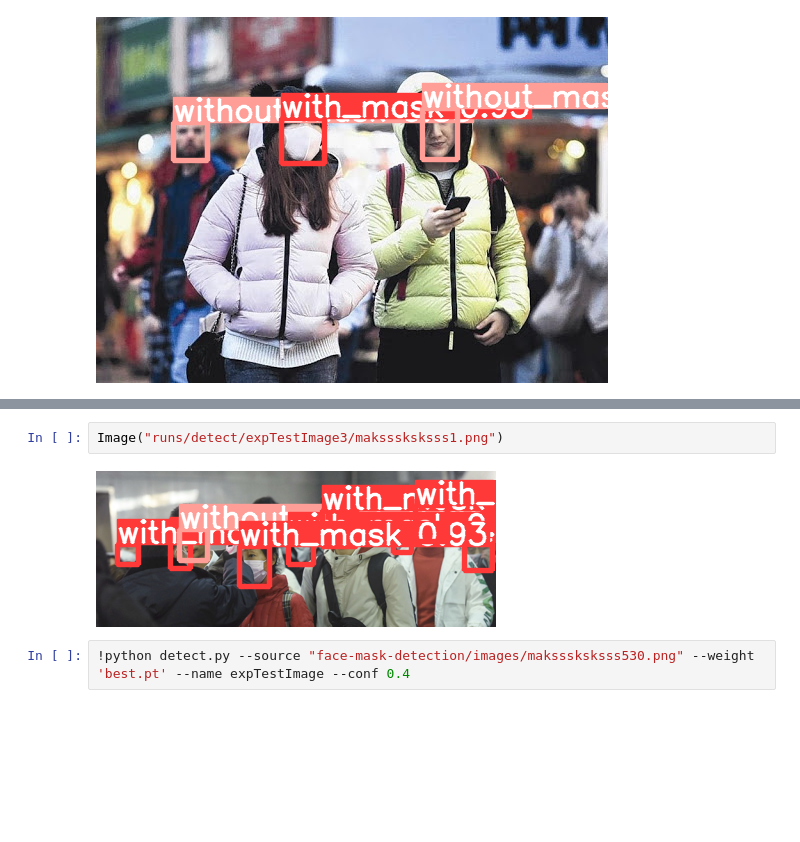
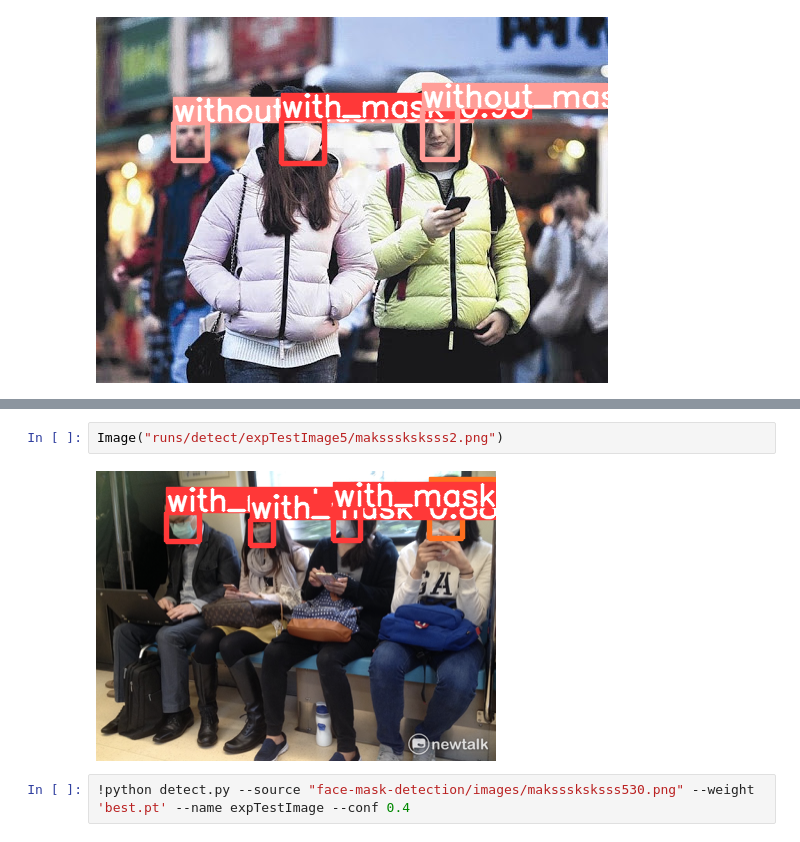
Before and after one commit to Cabir40/Mask-Detection-Yolov5, a Jupyter notebook: ultralytics/ultralytics_yolo5.ipynb, the cells around one changed output, grey strips where cells are left out. Cells and saved outputs as stored; diff of their text form; blank space fills up the shorter version.

```diff
--- a/ultralytics/ultralytics_yolo5.ipynb
+++ b/ultralytics/ultralytics_yolo5.ipynb
@@ -117,7 +121,7 @@ Results saved to runs/detect/expTestImage3
 # %%
-Image("runs/detect/expTestImage3/maksssksksss1.png")
+Image("runs/detect/expTestImage5/maksssksksss2.png")
 # %% [output]
-[figure, old version]
+[figure, new version]
 # %%
 !python detect.py --source "face-mask-detection/images/maksssksksss530.png" --weight 'best.pt' --name expTestImage --conf 0.4
 # %% [output]
```
Also changed, not shown: parts of 10 cells of this notebook.
